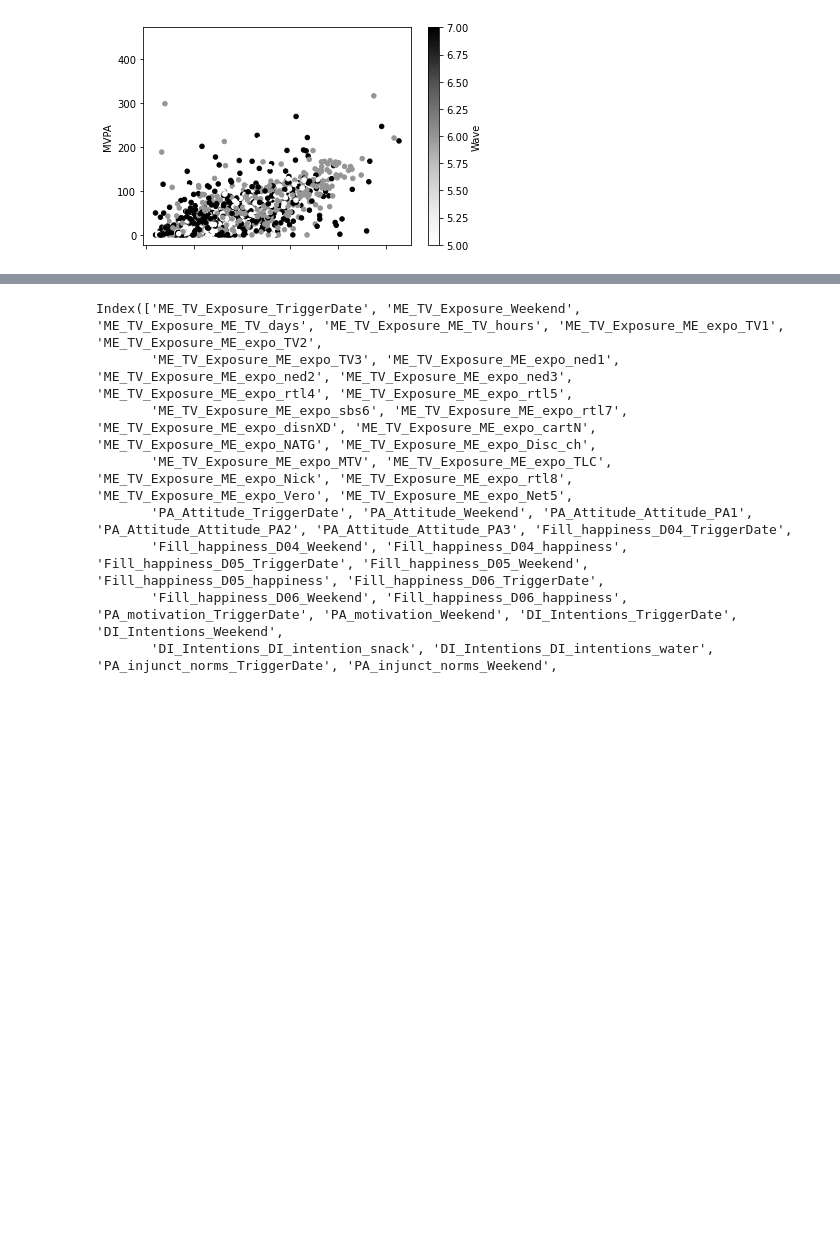
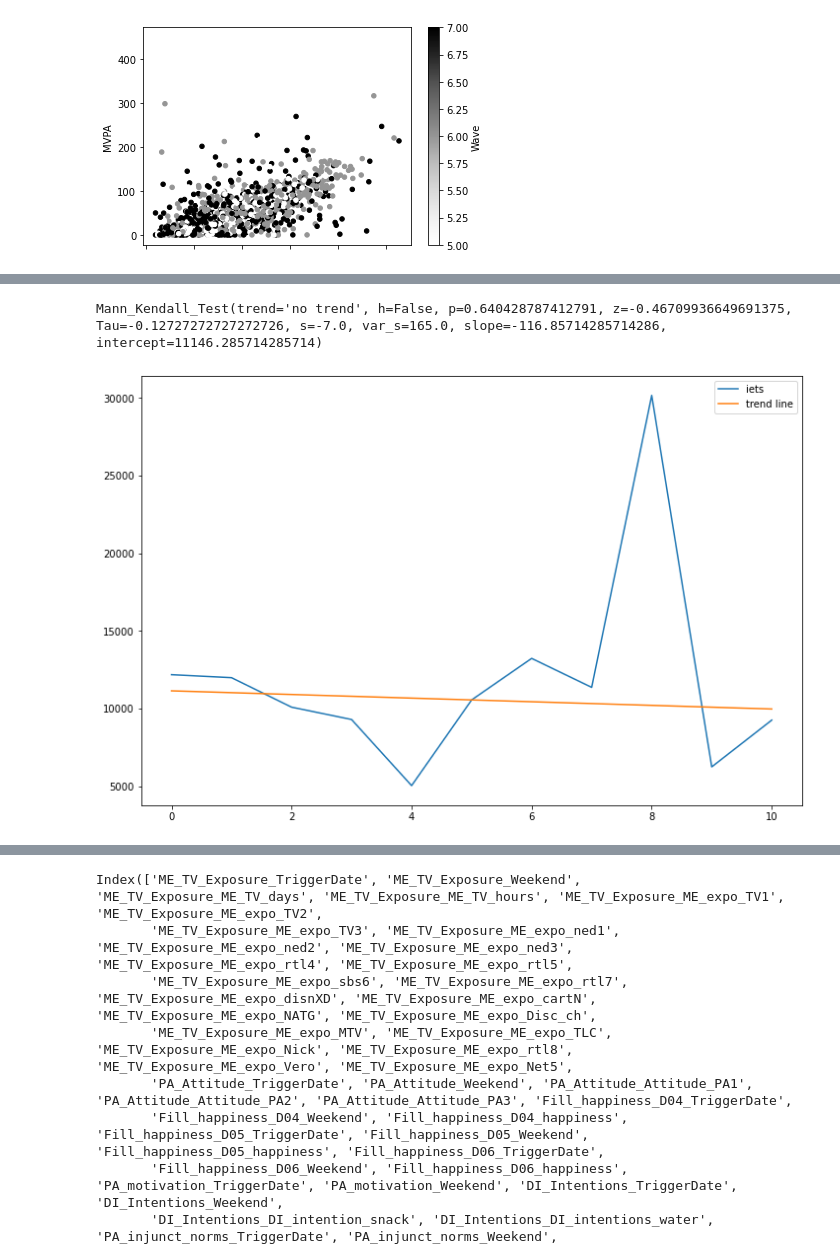
Before and after one commit to Shoarmin/baproject, a Jupyter notebook: code.ipynb, the cells around one changed output, grey strips where cells are left out. Saved outputs shown, nothing was run; the diff lists cells and outputs as text; code cells hidden in the pictures; blank space fills up the shorter version.

```diff
--- a/code.ipynb
+++ b/code.ipynb
@@ -327,0 +347,16 @@ display(full_table_57)"""
+# %%
+iets = fit_clean1_3[fit_clean1_3['Child'] == 3192]['Steps'].reset_index()
+iets = iets['Steps']
+
+fig, ax = plt.subplots(figsize=(12, 8))
+res = mk.hamed_rao_modification_test(iets)
+trend_line = np.arange(len(iets)) * res.slope + res.intercept
+
+ax.plot(iets)
+ax.plot(iets.index, trend_line)
+ax.legend(['iets', 'trend line'])
+temp = mk.original_test(iets, alpha=0.05)
+temp
+# %% [output]
+Mann_Kendall_Test(trend='no trend', h=False, p=0.640428787412791, z=-0.46709936649691375, Tau=-0.12727272727272726, s=-7.0, var_s=165.0, slope=-116.85714285714286, intercept=11146.285714285714)
+[figure, added]
```
Also changed, not shown: parts of 22 cells of this notebook.
